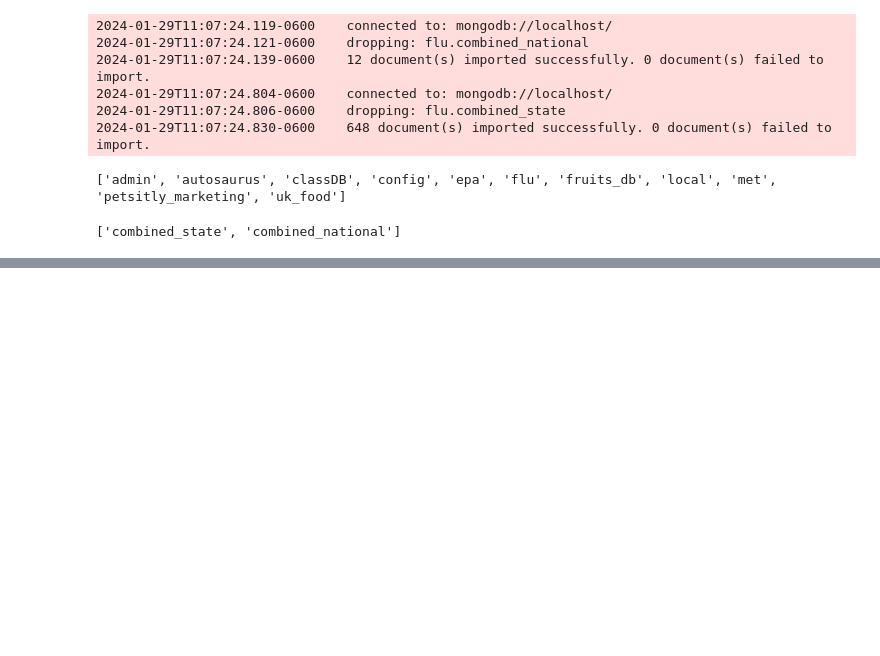
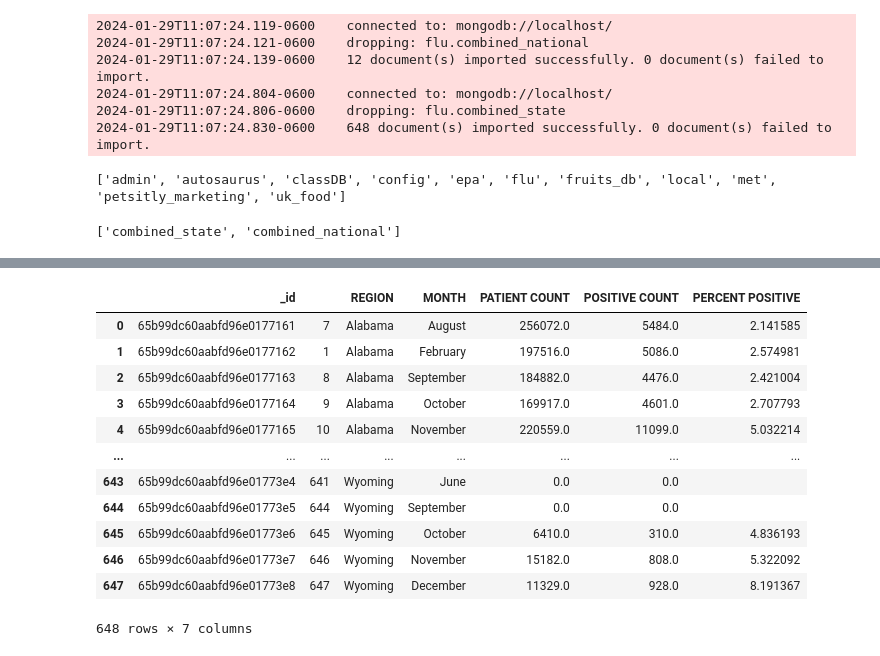
Before and after one commit to Richard1987usa/Enhancing-FluView-Dashboard-for-User-Centric-Navigation, a Jupyter notebook: Project 3/ETL.ipynb, the cells around one changed output, grey strips where cells are left out. Drawn from its saved outputs; the diff is of its cells as text; code cells hidden in the pictures; blank space fills up the shorter version.

```diff
--- a/Project 3/ETL.ipynb
+++ b/Project 3/ETL.ipynb
@@ -262,0 +310,21 @@ combined_national = db['combined_national']
+# %%
+# 'combined_state' is a MongoDB collection
+combined_state_data = list(db['combined_state'].find())
+
+# Convert the data to DataFrames
+combined_state_df = pd.DataFrame(combined_state_data)
+combined_state_df
+# %% [output]
+|  | _id |  | REGION | MONTH | PATIENT COUNT | POSITIVE COUNT | PERCENT POSITIVE |
+| 0 | 65b99dc60aabfd96e0177161 | 7 | Alabama | August | 256072.0 | 5484.0 | 2.141585 |
+| 1 | 65b99dc60aabfd96e0177162 | 1 | Alabama | February | 197516.0 | 5086.0 | 2.574981 |
+| 2 | 65b99dc60aabfd96e0177163 | 8 | Alabama | September | 184882.0 | 4476.0 | 2.421004 |
+| 3 | 65b99dc60aabfd96e0177164 | 9 | Alabama | October | 169917.0 | 4601.0 | 2.707793 |
+| 4 | 65b99dc60aabfd96e0177165 | 10 | Alabama | November | 220559.0 | 11099.0 | 5.032214 |
+| ... | ... | ... | ... | ... | ... | ... | ... |
+| 643 | 65b99dc60aabfd96e01773e4 | 641 | Wyoming | June | 0.0 | 0.0 |  |
+| 644 | 65b99dc60aabfd96e01773e5 | 644 | Wyoming | September | 0.0 | 0.0 |  |
+| 645 | 65b99dc60aabfd96e01773e6 | 645 | Wyoming | October | 6410.0 | 310.0 | 4.836193 |
+| 646 | 65b99dc60aabfd96e01773e7 | 646 | Wyoming | November | 15182.0 | 808.0 | 5.322092 |
+| 647 | 65b99dc60aabfd96e01773e8 | 647 | Wyoming | December | 11329.0 | 928.0 | 8.191367 |
+648 rows × 7 columns
```
Also changed, not shown: parts of 6 cells of this notebook.
